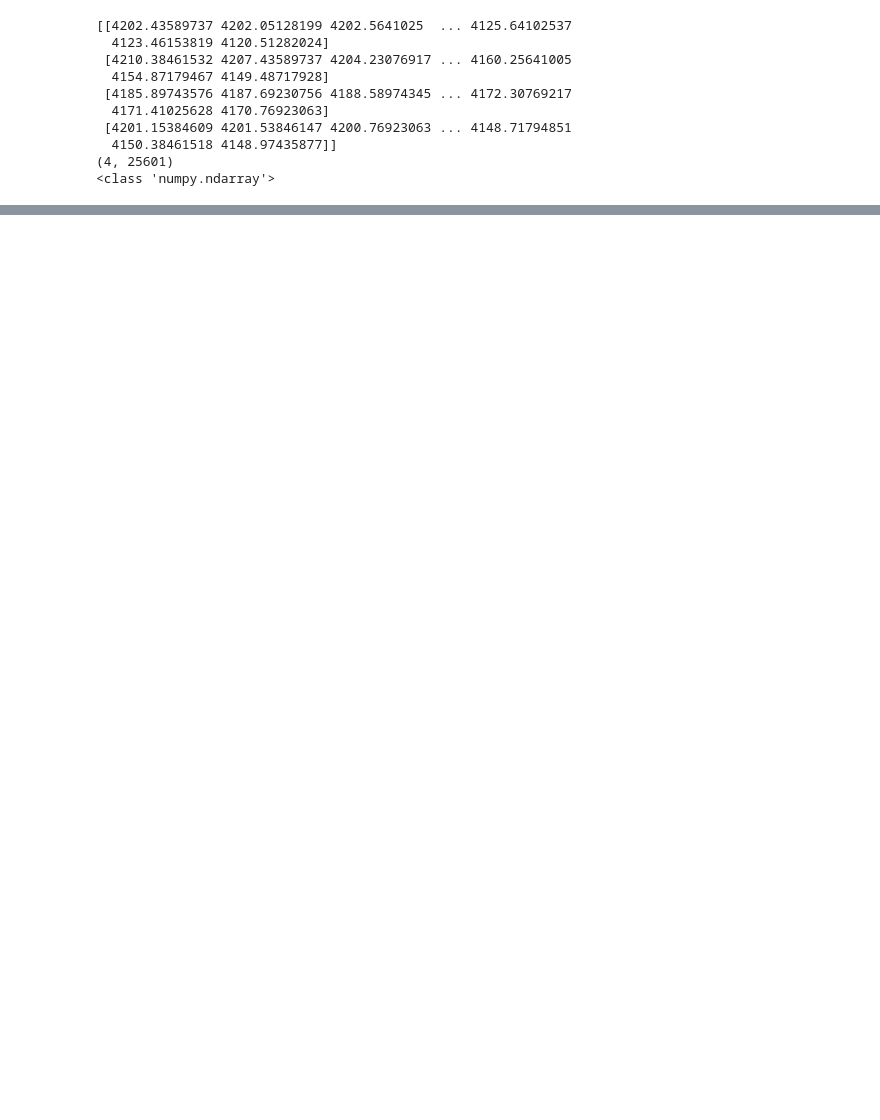
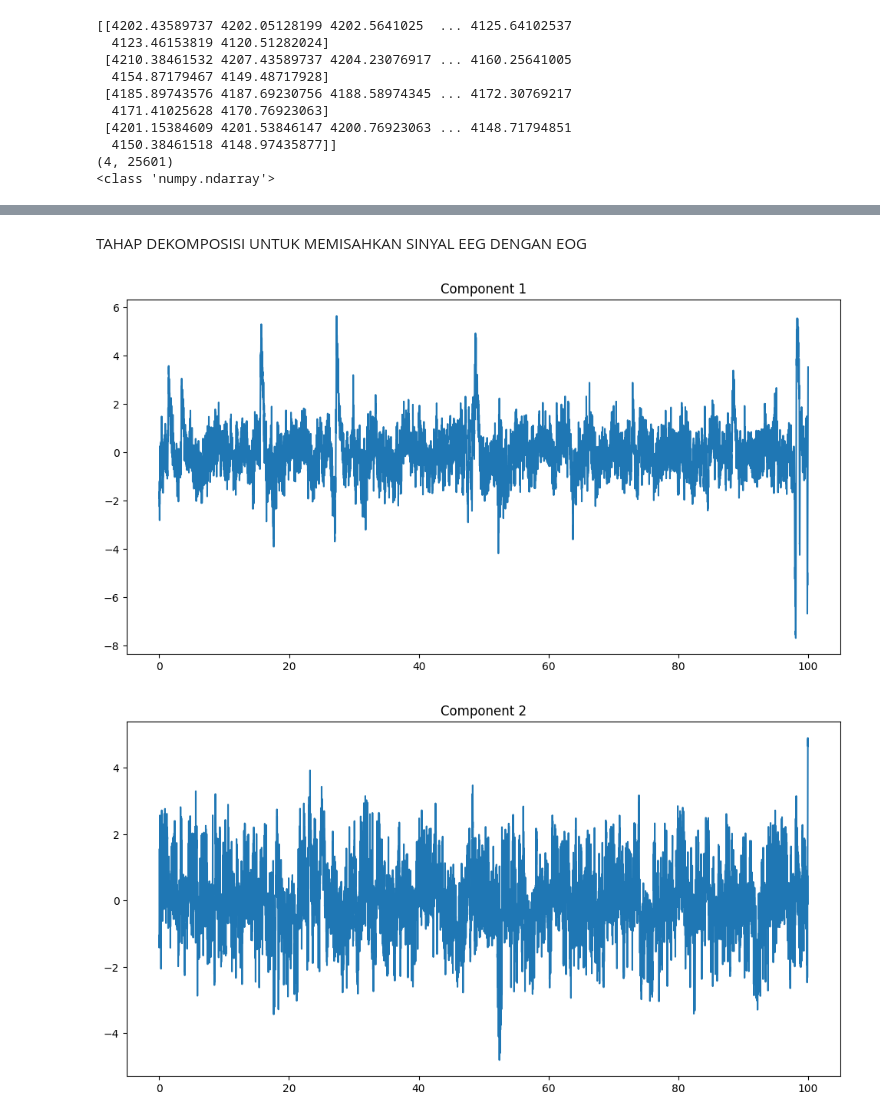
Before and after one commit to syabanaITERA/TUBES_PSB, a Jupyter notebook: main.ipynb, the cells around one changed output, grey strips where cells are left out. Drawn from its saved outputs; the diff is of its cells as text; code cells hidden in the pictures; blank space fills up the shorter version.

```diff
--- a/main.ipynb
+++ b/main.ipynb
@@ -25,14 +29,15 @@ Dimensi Data: (30720, 17)
 # %%
+datasetSpec = ["AF3", "AF4", "O1", "O2"]
+
 def cutoff(data, baseline = 5119, duration = 120, sampling = 256):
     dur = (duration * sampling)
     cut = data[baseline:baseline+dur]
+    res = []
 
-    eeg = np.array([
-        cut["AF3"].values,
-        cut["AF4"].values,
-        cut["O1"].values,
-        cut["O2"].values,
-    ])
+    for i in datasetSpec :
+        res.append(cut[i].values)
+
+    eeg = np.array(res)
 
     return eeg
 # %%
@@ -79,3 +86,14 @@ def normalize_eeg(data, channel_num = 4):
         eeg_norm.append(s)
 
     return np.asarray(eeg_norm)
+# %%
+dataPROCESS = normalize_eeg(dataRAW)
+times = np.arange(len(dataPROCESS[0]))/256
+
+for i, channelName in enumerate(datasetSpec) :
+    plt.figure(figsize=(12, 6))
+    plt.plot(times, dataPROCESS[i])
+    plt.title(f'Channel {channelName}')
+    plt.xlabel('Time (second)')
+    plt.ylabel('Normalized Amplitude')
+    plt.show()
@@ -81,0 +105,20 @@ def normalize_eeg(data, channel_num = 4):
+# %% [markdown]
+TAHAP DEKOMPOSISI UNTUK MEMISAHKAN SINYAL EEG DENGAN EOG
+# %%
+def get_ica_comps(data, comp = 4, max_iter = 200, random_state = 0, tol = 0.05):
+
+    data = data.transpose()
+    ica = FastICA(n_components=5, random_state= random_state, tol = tol)
+    comps = ica.fit_transform(data)
+
+    return comps, ica
+# %%
+dataICA, ica = get_ica_comps(dataPROCESS)
+
+for i in range(len(datasetSpec)) :
+    plt.figure(figsize=(12, 6))
+    plt.plot(times, dataICA.transpose()[i])
+    plt.title(f'Component {i+1}')
+# %% [output]
+[figure, added]
+[figure, added]
```
Also changed, not shown: parts of 27 cells of this notebook, 1 other file.
